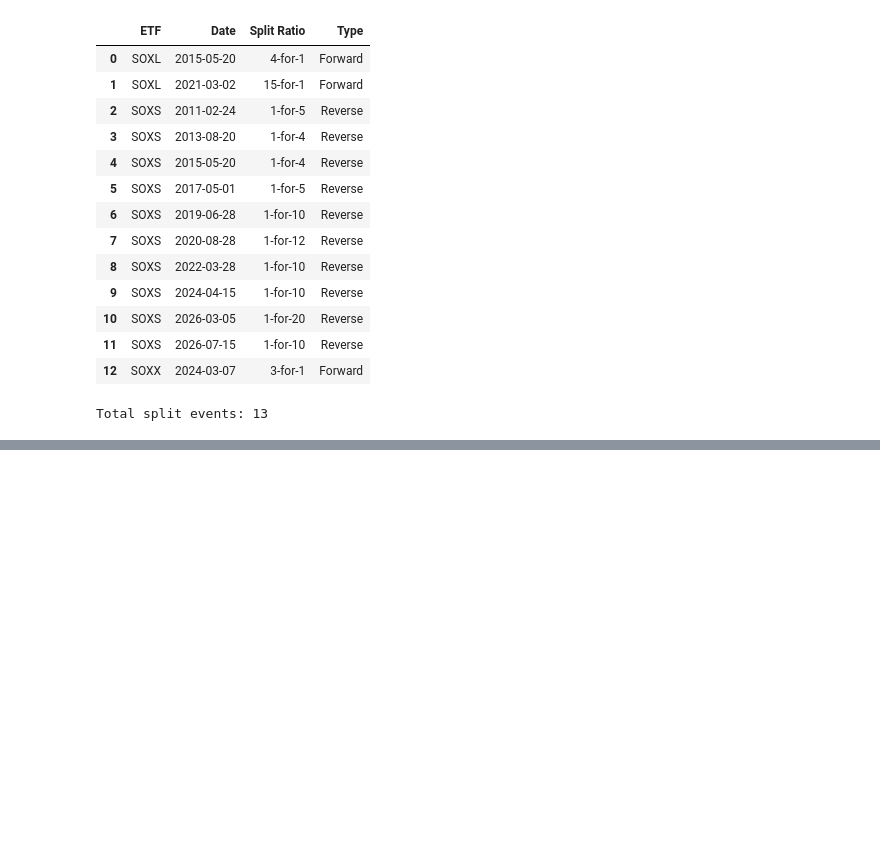
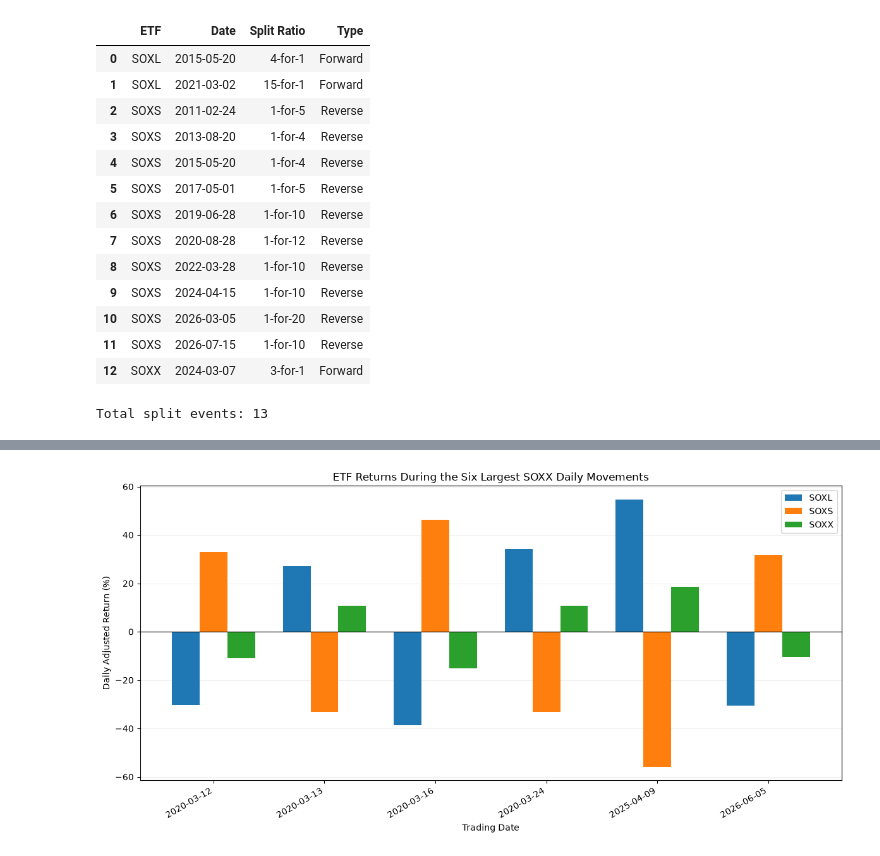
Before and after one commit to nishselv/soxl-risk-analysis, a Jupyter notebook: notebooks/01_data_validation.ipynb, the cells around one changed output, grey strips where cells are left out. Saved outputs shown, nothing was run; the diff lists cells and outputs as text; code cells hidden in the pictures; blank space fills up the shorter version.

```diff
--- a/notebooks/01_data_validation.ipynb
+++ b/notebooks/01_data_validation.ipynb
@@ -308,0 +1099,91 @@ Total split events: 13
+# %%
+
+import matplotlib.pyplot as plt
+
+# Calculate adjusted daily returns for all three ETFs.
+return_frames = []
+
+for ticker, original_df in {
+    "SOXL": soxl,
+    "SOXS": soxs,
+    "SOXX": soxx
+}.items():
+
+    df = original_df.copy()
+    df["Date"] = pd.to_datetime(df["Date"])
+    df = df.sort_values("Date")
+
+    df[ticker] = (
+        df["Adj Close"].pct_change(fill_method=None) * 100
+    )
+
+    return_frames.append(
+        df.set_index("Date")[[ticker]]
+    )
+
+# Align all returns by trading date.
+daily_returns = (
+    pd.concat(return_frames, axis=1, join="inner")
+    .dropna()
+    .sort_index()
+)
+
+# Select SOXX's six largest absolute daily movements.
+top_dates = (
+    daily_returns["SOXX"].abs().nlargest(6).index
+)
+
+comparison = daily_returns.loc[top_dates].sort_index()
+
+print("Returns on SOXX's six largest daily movements:")
+display(comparison.round(2))
+
+# Create a grouped bar chart.
+fig, ax = plt.subplots(figsize=(12, 6))
+
+x = list(range(len(comparison)))
+width = 0.25
+
+ax.bar(
+    [i - width for i in x],
+    comparison["SOXL"],
+    width,
+    label="SOXL"
+)
+
+ax.bar(
+    x,
+    comparison["SOXS"],
+    width,
+    label="SOXS"
+)
+
+ax.bar(
+    [i + width for i in x],
+    comparison["SOXX"],
+    width,
+    label="SOXX"
+)
+
+ax.axhline(0, color="black", linewidth=0.8)
+
+ax.set_xticks(x)
+ax.set_xticklabels(
+    comparison.index.strftime("%Y-%m-%d"),
+    rotation=30,
+    ha="right"
+)
+
+ax.set_title(
+    "ETF Returns During the Six Largest SOXX Daily Movements"
+)
+
+ax.set_xlabel("Trading Date")
+ax.set_ylabel("Daily Adjusted Return (%)")
+ax.legend()
+ax.grid(axis="y", alpha=0.2)
+ax.set_axisbelow(True)
+
+plt.tight_layout()
+plt.show()
+# %% [output]
@@ -308,0 +1199 @@ Total split events: 13
+[figure, added]
```
Also changed, not shown: parts of 65 cells of this notebook, 4 other files.
